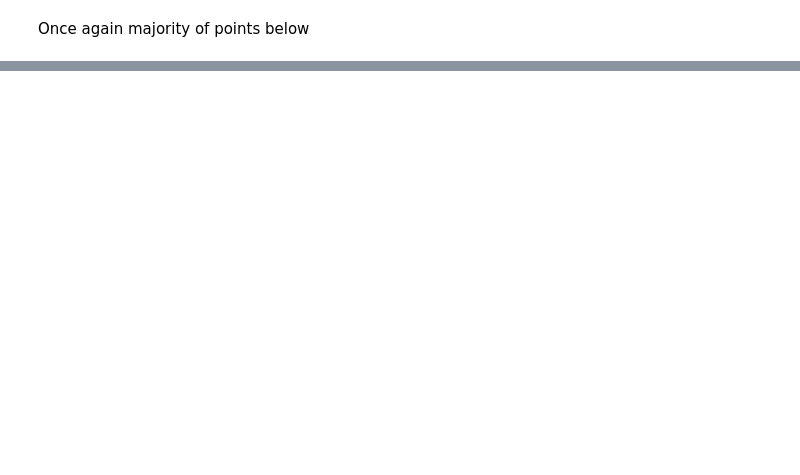
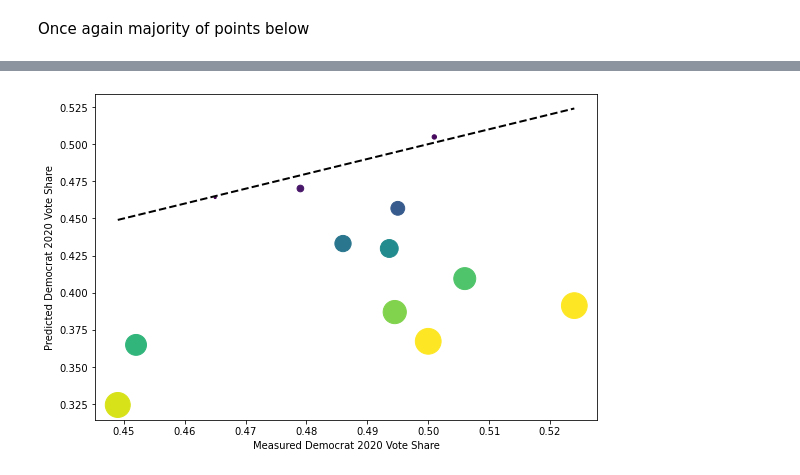
Before and after one commit to eweed001/ORIE-4741-Project, a Jupyter notebook: Model Construction2.ipynb, the cells around one changed output, grey strips where cells are left out. Drawn from its saved outputs; the diff is of its cells as text; code cells hidden in the pictures; blank space fills up the shorter version.

```diff
--- a/Model Construction2.ipynb
+++ b/Model Construction2.ipynb
@@ -824,0 +1140,11 @@ Once again majority of points below
+# %%
+t4 = state_wide_prediction1('NC', full2020_preds2)
+# %%
+t2 = state_wide_prediction1('TX', full2020_preds2)
+# %%
+t9 = state_wide_prediction1('IA', full2020_preds2)
+# %%
+predicted_state_level = [t1,t2,t3,t4,t5,t6,t7,t8,t9,t10,t11,t12]
+predicted_state_levelnp = np.array([t1,t2,t3,t4,t5,t6,t7,t8,t9,t10,t11,t12])
+state_level =[0.4936,0.465,0.452,0.486,0.4950,0.479,0.501,0.500,0.449,0.4945,0.506, 0.524]
+state_levelnp = np.array([0.4936,0.465,0.452,0.486,0.4950,0.479,0.501,0.500,0.449,0.4945,0.506, 0.524])
@@ -824,0 +1166,12 @@ Once again majority of points below
+# %%
+#Scatter plot for the 2020 data set
+diff = abs(state_levelnp-predicted_state_levelnp)*5000
+fig, ax = plt.subplots(figsize = (9,6))
+ax.scatter(state_level, predicted_state_level, s = diff, c = diff)
+ax.plot([state_levelnp.min(), state_levelnp.max()],
+        [state_levelnp.min(), state_levelnp.max()], 'k--', lw=2)
+ax.set_xlabel('Measured Democrat 2020 Vote Share')
+ax.set_ylabel('Predicted Democrat 2020 Vote Share')
+plt.show()
+# %% [output]
+[figure, added]
```
Also changed, not shown: parts of 94 cells of this notebook, 6 other files.
